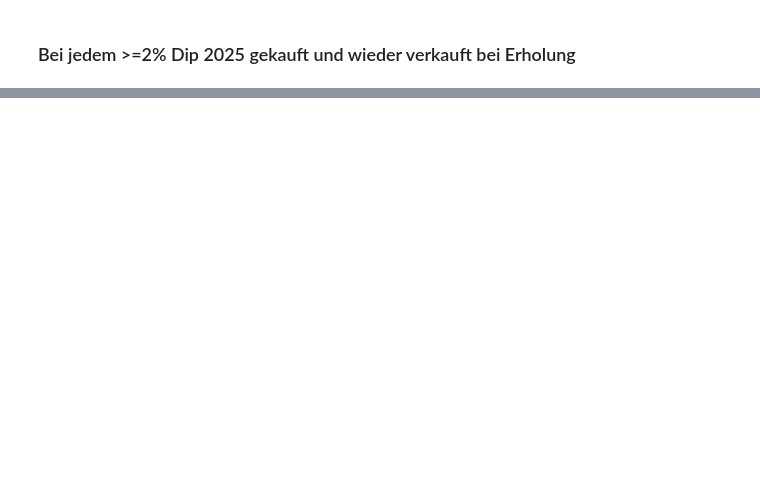
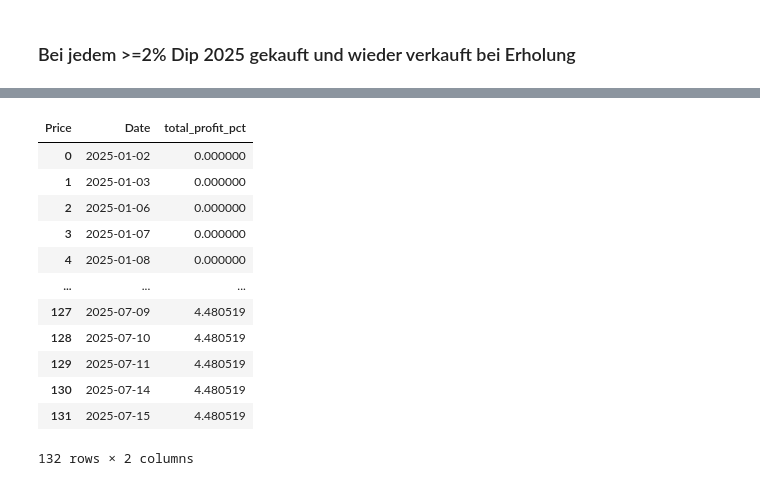
Before and after one commit to moessiathandelsblatt/liberationday_investment, a Jupyter notebook: notebook.ipynb, the cells around one changed output, grey strips where cells are left out. Saved outputs shown, nothing was run; the diff lists cells and outputs as text; code cells hidden in the pictures; blank space fills up the shorter version.

```diff
--- a/notebook.ipynb
+++ b/notebook.ipynb
@@ -89,10 +146,10 @@ for _, row in drop_days.iterrows():
     drop_date = row['Date']
     drop_idx = sandp500[sandp500['Date'] == drop_date].index[0]
 
-    prev_row = sandp500.loc[drop_idx - 1]
+    prev_row = sandp500.iloc[drop_idx - 1]
     recovery_target = prev_row['Close']
 
-    after = sandp500.loc[drop_idx + 1:]
+    after = sandp500.iloc[drop_idx + 1:]
     recovered = after[after['Close'] >= recovery_target]
 
     if not recovered.empty:
@@ -102,20 +164,0 @@ for _, row in drop_days.iterrows():
-# %%
-df = drop_days.reset_index(drop=True)
-accumulated = 100
-
-for idx, row in df.iterrows():
-    try:
-        share = accumulated / row['Close']
-        print(f"bought on {row['Date']} for {row['Close']} with {accumulated}, share: {share}")
-
-        accumulated = share * recovery_days[idx]['Close']
-        print(f"sold on {recovery_days[idx]['Date']} for {recovery_days[idx]['Close']}, new balance: {accumulated}")
-        print()
-    except:
-        continue
-
-print()
-print()
-print(f"Investiert: {investment}")
-print(f"Gewinn: {round(accumulated - investment, 2)}")
-print(f"+{round(((accumulated/ investment) - 1) * 100, 2)}%")
@@ -139,0 +187,15 @@ Gewinn: 35.8
+# %%
+df = drop_days.reset_index(drop=True)
+profit = []
+
+for idx, row in df.iterrows():
+    print(f"bought on {row['Date']} for {row['Close']} with {100}, share: {row['investment_share']}")
+    profit.append(row['investment_share'] * recovery_days[idx]['Close'] - investment)
+    print(f"sold on {recovery_days[idx]['Date']} for {recovery_days[idx]['Close']}, profit: {profit[-1]}")
+    print()
+
+print()
+accumulated = round(sum(profit), 2) + investment * len(drop_days)
+print(f"Investiert: {investment * len(drop_days)}")
+print(f"Gewinn: {round(sum(profit), 2)}")
+print(f"+{round(((accumulated / (investment * len(drop_days))) - 1) * 100, 2)}%")
@@ -139,0 +338,16 @@ Gewinn: 35.8
+# %%
+sp500_since_jan[['Date', 'total_profit_pct']]
+# %% [output]
+| Price | Date | total_profit_pct |
+| 0 | 2025-01-02 | 0.000000 |
+| 1 | 2025-01-03 | 0.000000 |
+| 2 | 2025-01-06 | 0.000000 |
+| 3 | 2025-01-07 | 0.000000 |
+| 4 | 2025-01-08 | 0.000000 |
+| ... | ... | ... |
+| 127 | 2025-07-09 | 4.480519 |
+| 128 | 2025-07-10 | 4.480519 |
+| 129 | 2025-07-11 | 4.480519 |
+| 130 | 2025-07-14 | 4.480519 |
+| 131 | 2025-07-15 | 4.480519 |
+132 rows × 2 columns
```
Also changed, not shown: parts of 15 cells of this notebook, 7 other files.
